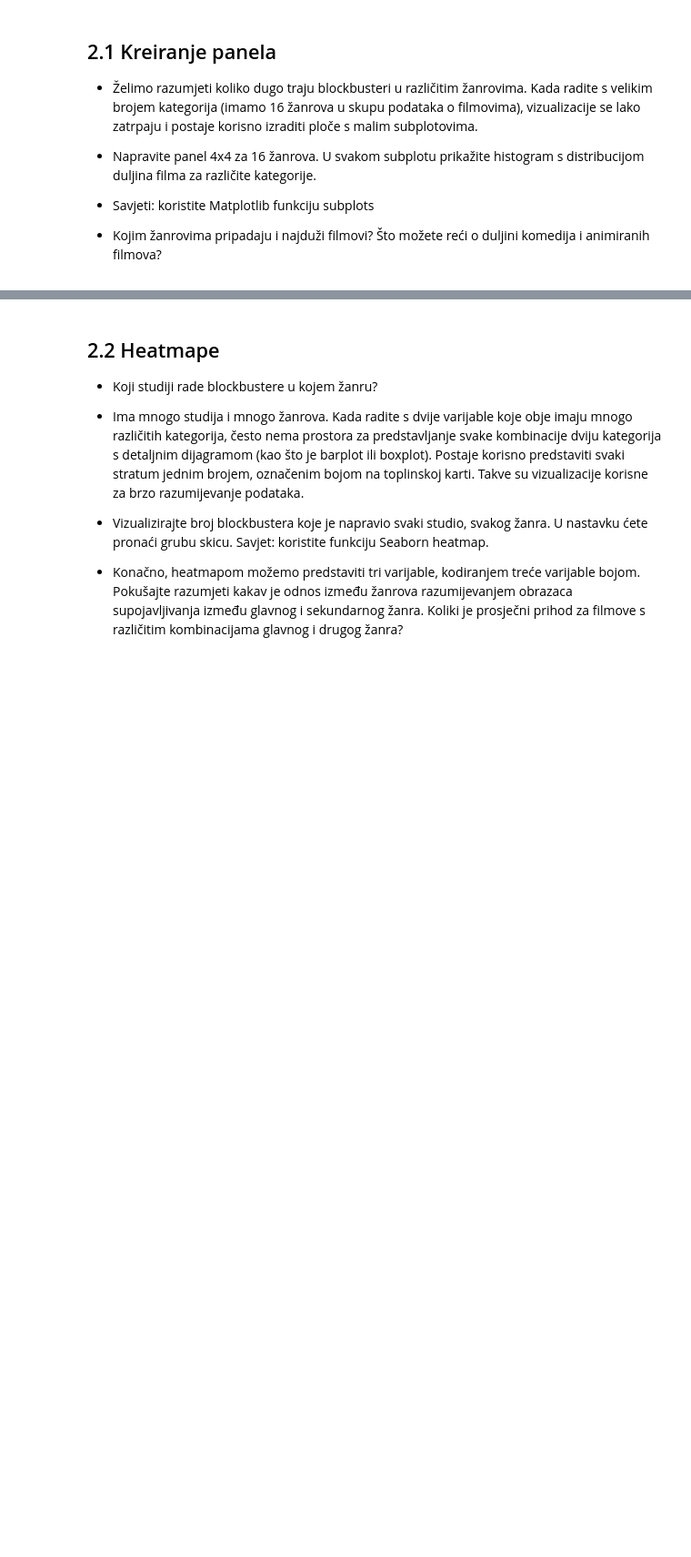
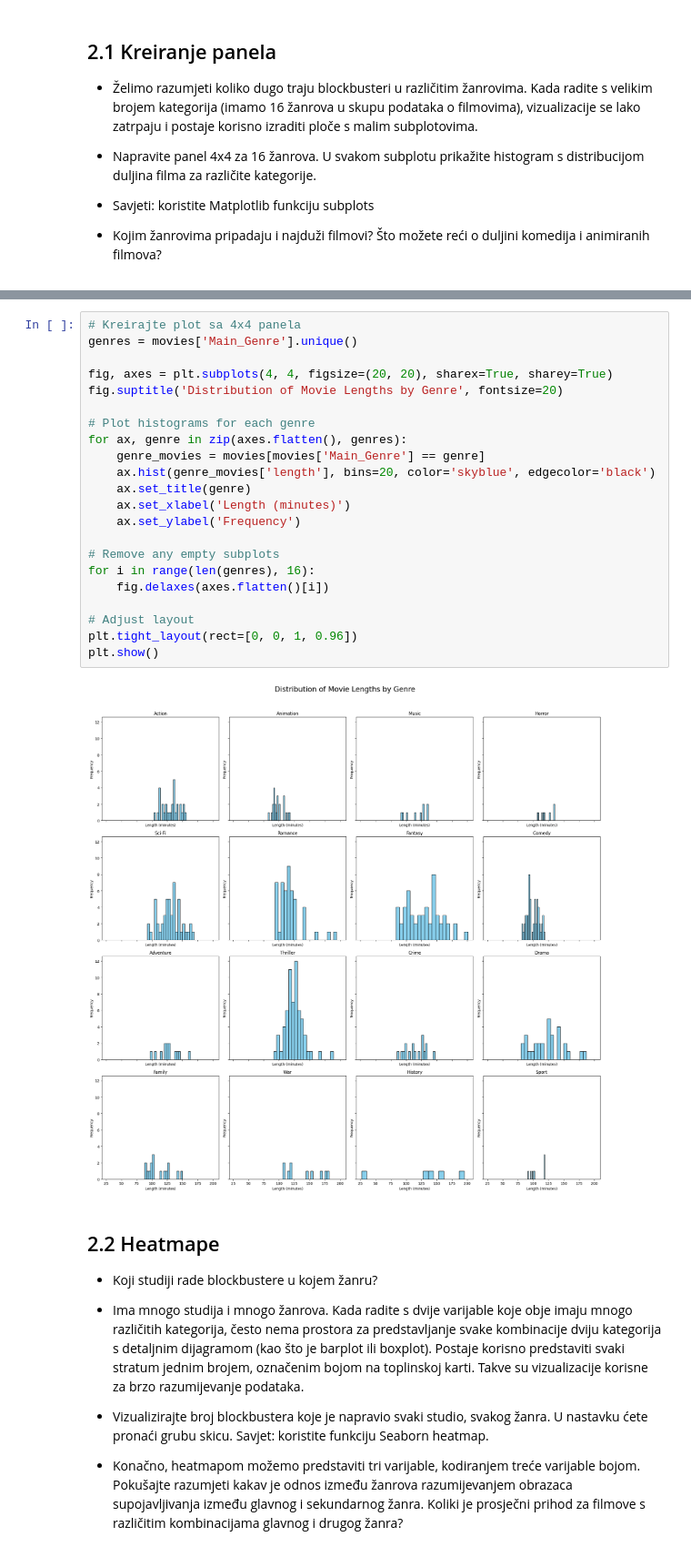
Before and after one commit to zobo24/Data_science_labs, a Jupyter notebook: lab_4/lab4.ipynb, the cells around one changed output, grey strips where cells are left out. Shown at 91% size. Saved outputs shown, nothing was run; the diff lists cells and outputs as text; blank space fills up the shorter version.

```diff
--- a/lab_4/lab4.ipynb
+++ b/lab_4/lab4.ipynb
@@ -242,3 +267,27 @@ U sljedeće dvije vježbe dobit ćete opise vizualizacija koje bi mogle biti kor
+# %%
+# Kreirajte plot sa 4x4 panela
+genres = movies['Main_Genre'].unique()
+
+fig, axes = plt.subplots(4, 4, figsize=(20, 20), sharex=True, sharey=True)
+fig.suptitle('Distribution of Movie Lengths by Genre', fontsize=20)
+
+# Plot histograms for each genre
+for ax, genre in zip(axes.flatten(), genres):
+    genre_movies = movies[movies['Main_Genre'] == genre]
+    ax.hist(genre_movies['length'], bins=20, color='skyblue', edgecolor='black')
+    ax.set_title(genre)
+    ax.set_xlabel('Length (minutes)')
+    ax.set_ylabel('Frequency')
+
+# Remove any empty subplots
+for i in range(len(genres), 16):
+    fig.delaxes(axes.flatten()[i])
+
+# Adjust layout
+plt.tight_layout(rect=[0, 0, 1, 0.96])
+plt.show()
+# %% [output]
+[figure, added]
 # %% [markdown]
 ## 2.2 Heatmape
 
```
Also changed, not shown: parts of 3 cells of this notebook.
